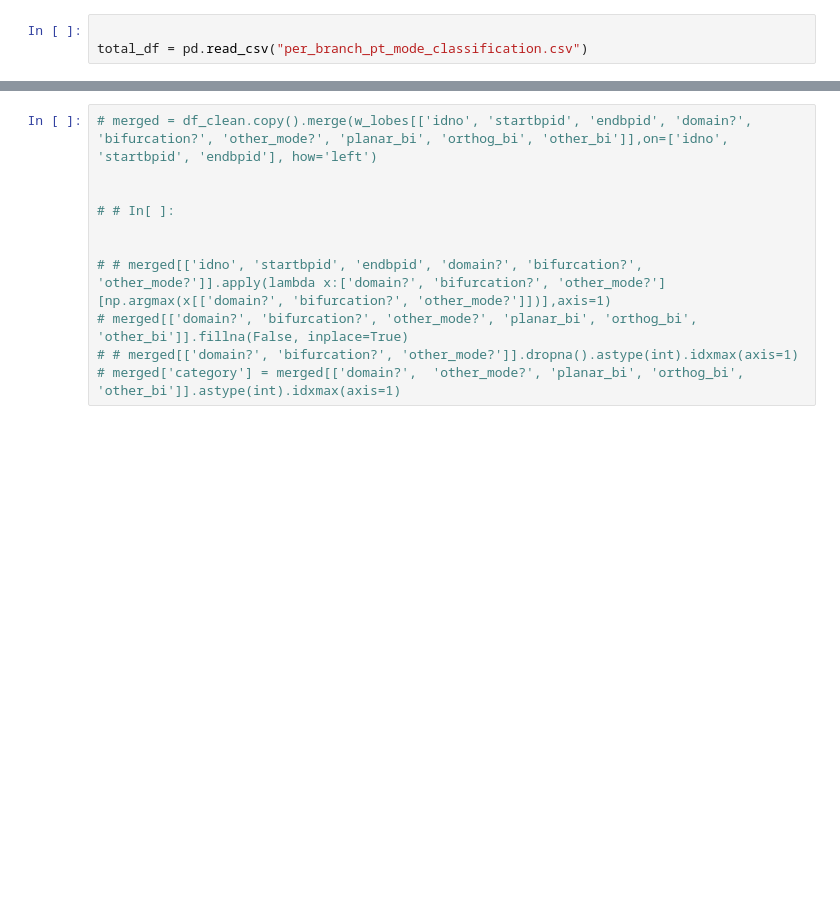
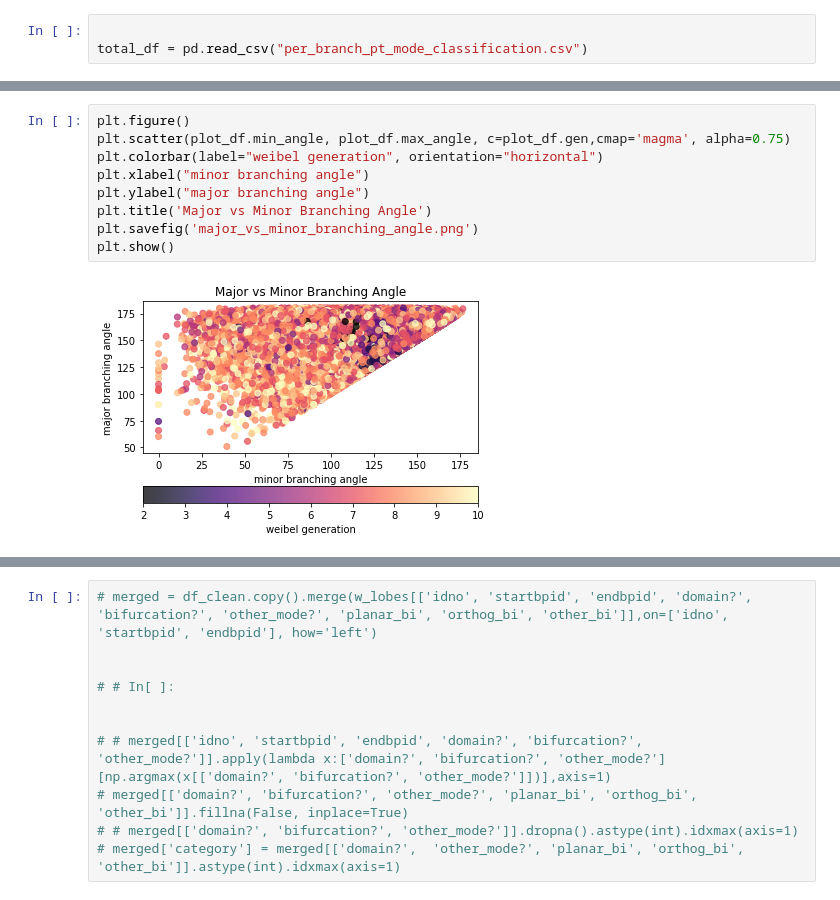
Before and after one commit to s-n-naik/airway_exploration, a Jupyter notebook: Mode_Exploration_v2.ipynb, the cells around one changed output, grey strips where cells are left out. Cells and saved outputs as stored; diff of their text form; blank space fills up the shorter version.

```diff
--- a/Mode_Exploration_v2.ipynb
+++ b/Mode_Exploration_v2.ipynb
@@ -28,0 +71,11 @@ TypeError: ufunc 'invert' not supported for the input types, and the inputs coul
+# %%
+plt.figure()
+plt.scatter(plot_df.min_angle, plot_df.max_angle, c=plot_df.gen,cmap='magma', alpha=0.75)
+plt.colorbar(label="weibel generation", orientation="horizontal")
+plt.xlabel("minor branching angle")
+plt.ylabel("major branching angle")
+plt.title('Major vs Minor Branching Angle')
+plt.savefig('major_vs_minor_branching_angle.png')
+plt.show()
+# %% [output]
+[figure, added]
```
Also changed, not shown: parts of 20 cells of this notebook, 2 other files.
